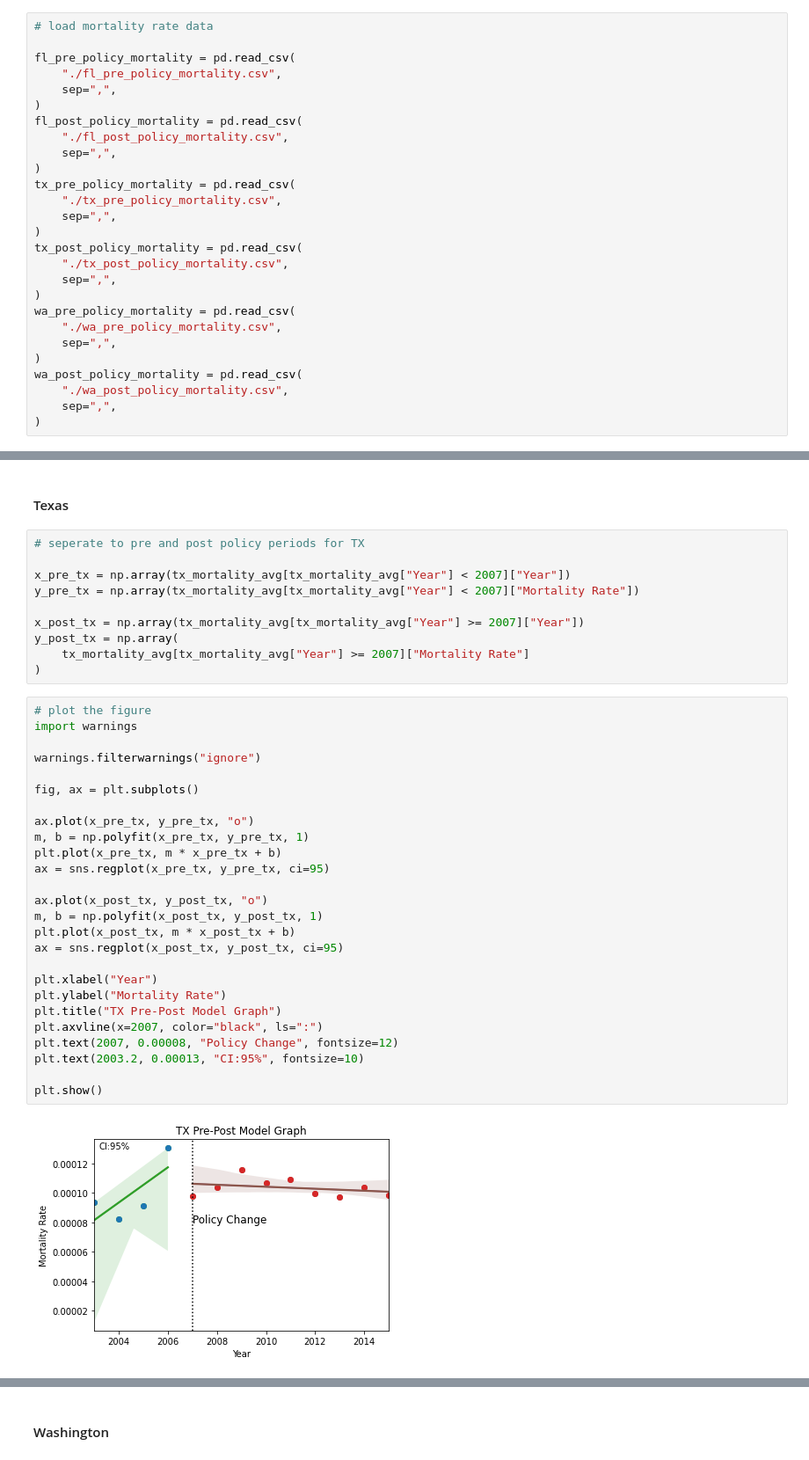
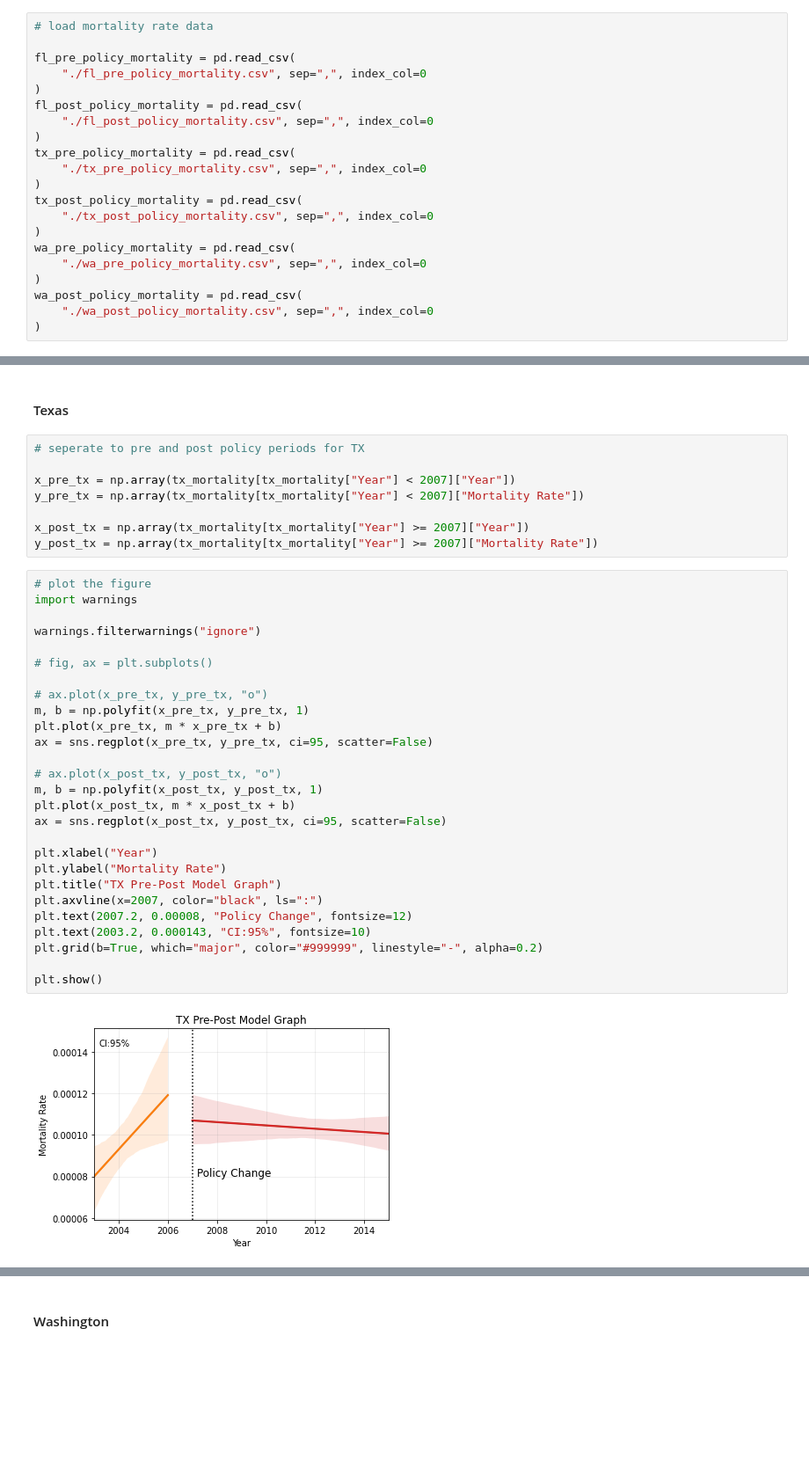
Before and after one commit to yangxiaohan57/impact-of-opioids-policy, a Jupyter notebook: 30_results/pre_post_mortality_rate_plots.ipynb, the cells around one changed output, grey strips where cells are left out. Shown at 88% size. Drawn from its saved outputs; the diff is of its cells as text; blank space fills up the shorter version.

Commit message:
fix pre post mortality plots by using data from all counties for CIs

```diff
--- a/30_results/pre_post_mortality_rate_plots.ipynb
+++ b/30_results/pre_post_mortality_rate_plots.ipynb
@@ -9,28 +9,22 @@ import statsmodels.api as sm
 # load mortality rate data
 
 fl_pre_policy_mortality = pd.read_csv(
-    "./fl_pre_policy_mortality.csv",
-    sep=",",
+    "./fl_pre_policy_mortality.csv", sep=",", index_col=0
 )
 fl_post_policy_mortality = pd.read_csv(
-    "./fl_post_policy_mortality.csv",
-    sep=",",
+    "./fl_post_policy_mortality.csv", sep=",", index_col=0
 )
 tx_pre_policy_mortality = pd.read_csv(
-    "./tx_pre_policy_mortality.csv",
-    sep=",",
+    "./tx_pre_policy_mortality.csv", sep=",", index_col=0
 )
 tx_post_policy_mortality = pd.read_csv(
-    "./tx_post_policy_mortality.csv",
-    sep=",",
+    "./tx_post_policy_mortality.csv", sep=",", index_col=0
 )
 wa_pre_policy_mortality = pd.read_csv(
-    "./wa_pre_policy_mortality.csv",
-    sep=",",
+    "./wa_pre_policy_mortality.csv", sep=",", index_col=0
 )
 wa_post_policy_mortality = pd.read_csv(
-    "./wa_post_policy_mortality.csv",
-    sep=",",
+    "./wa_post_policy_mortality.csv", sep=",", index_col=0
 )
 # %%
 # concatenate pre and post mortality rate data
@@ -166,38 +99,37 @@ plt.show()
 # %%
 # seperate to pre and post policy periods for TX
 
-x_pre_tx = np.array(tx_mortality_avg[tx_mortality_avg["Year"] < 2007]["Year"])
-y_pre_tx = np.array(tx_mortality_avg[tx_mortality_avg["Year"] < 2007]["Mortality Rate"])
+x_pre_tx = np.array(tx_mortality[tx_mortality["Year"] < 2007]["Year"])
+y_pre_tx = np.array(tx_mortality[tx_mortality["Year"] < 2007]["Mortality Rate"])
 
-x_post_tx = np.array(tx_mortality_avg[tx_mortality_avg["Year"] >= 2007]["Year"])
-y_post_tx = np.array(
-    tx_mortality_avg[tx_mortality_avg["Year"] >= 2007]["Mortality Rate"]
-)
+x_post_tx = np.array(tx_mortality[tx_mortality["Year"] >= 2007]["Year"])
+y_post_tx = np.array(tx_mortality[tx_mortality["Year"] >= 2007]["Mortality Rate"])
 # %%
 # plot the figure
 import warnings
 
 warnings.filterwarnings("ignore")
 
-fig, ax = plt.subplots()
+# fig, ax = plt.subplots()
 
-ax.plot(x_pre_tx, y_pre_tx, "o")
+# ax.plot(x_pre_tx, y_pre_tx, "o")
 m, b = np.polyfit(x_pre_tx, y_pre_tx, 1)
 plt.plot(x_pre_tx, m * x_pre_tx + b)
-ax = sns.regplot(x_pre_tx, y_pre_tx, ci=95)
+ax = sns.regplot(x_pre_tx, y_pre_tx, ci=95, scatter=False)
 
-ax.plot(x_post_tx, y_post_tx, "o")
+# ax.plot(x_post_tx, y_post_tx, "o")
 m, b = np.polyfit(x_post_tx, y_post_tx, 1)
 plt.plot(x_post_tx, m * x_post_tx + b)
-ax = sns.regplot(x_post_tx, y_post_tx, ci=95)
+ax = sns.regplot(x_post_tx, y_post_tx, ci=95, scatter=False)
 
 plt.xlabel("Year")
 plt.ylabel("Mortality Rate")
 plt.title("TX Pre-Post Model Graph")
 plt.axvline(x=2007, color="black", ls=":")
-plt.text(2007, 0.00008, "Policy Change", fontsize=12)
-plt.text(2003.2, 0.00013, "CI:95%", fontsize=10)
+plt.text(2007.2, 0.00008, "Policy Change", fontsize=12)
+plt.text(2003.2, 0.000143, "CI:95%", fontsize=10)
+plt.grid(b=True, which="major", color="#999999", linestyle="-", alpha=0.2)
 
 plt.show()
 # %% [output]
-[figure, old version]
+[figure, new version]
```
Also changed, not shown: parts of 15 cells of this notebook.
